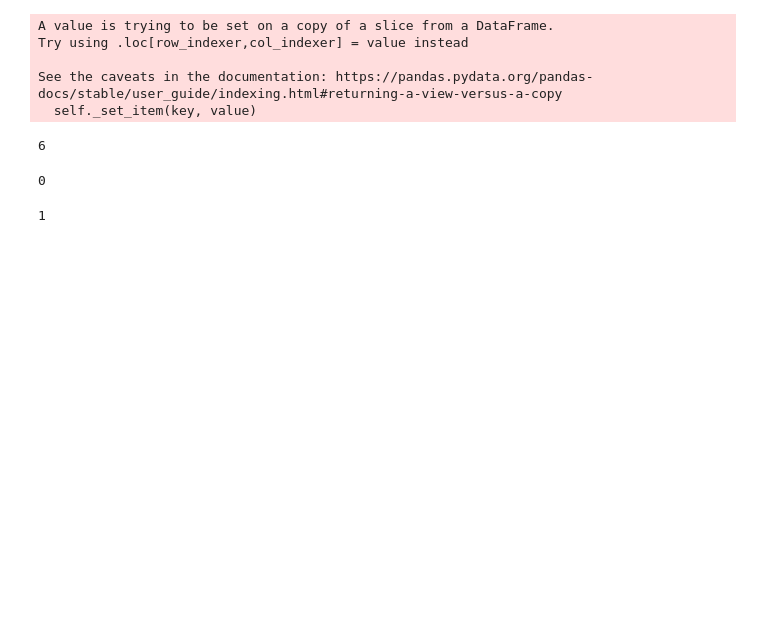
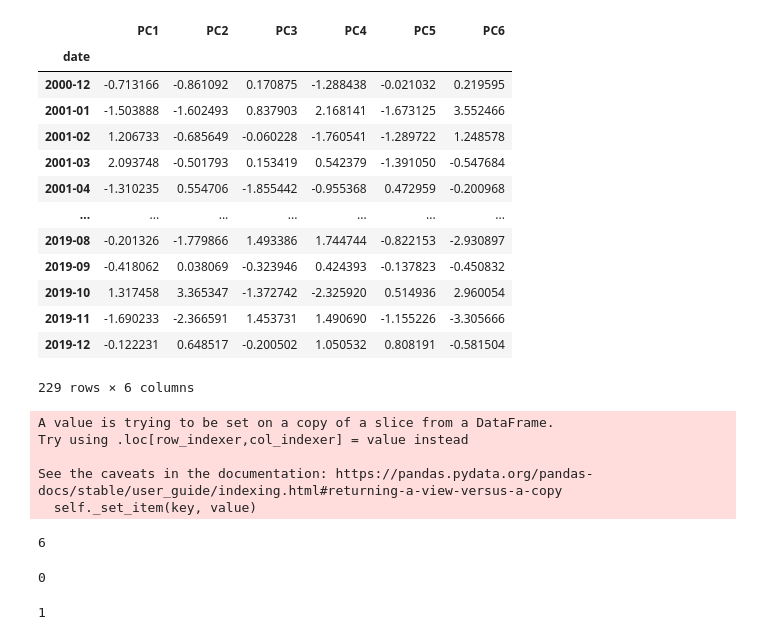
Before and after one commit to LyuLingfeng95/PhDProject1, a Jupyter notebook: Project1_p2.ipynb, the cells around one changed output. Cells and saved outputs as stored; diff of their text form; code cells hidden in the pictures; blank space fills up the shorter version.

```diff
--- a/Project1_p2.ipynb
+++ b/Project1_p2.ipynb
@@ -43,3 +43,20 @@ Requirement already satisfied: markdown in /Users/leiflyu/miniforge3/lib/python3
+# %%
+PC_nat
+# %% [output]
+|  | PC1 | PC2 | PC3 | PC4 | PC5 | PC6 |
+| date |  |  |  |  |  |  |
+| 2000-12 | -0.713166 | -0.861092 | 0.170875 | -1.288438 | -0.021032 | 0.219595 |
+| 2001-01 | -1.503888 | -1.602493 | 0.837903 | 2.168141 | -1.673125 | 3.552466 |
+| 2001-02 | 1.206733 | -0.685649 | -0.060228 | -1.760541 | -1.289722 | 1.248578 |
+| 2001-03 | 2.093748 | -0.501793 | 0.153419 | 0.542379 | -1.391050 | -0.547684 |
+| 2001-04 | -1.310235 | 0.554706 | -1.855442 | -0.955368 | 0.472959 | -0.200968 |
+| ... | ... | ... | ... | ... | ... | ... |
+| 2019-08 | -0.201326 | -1.779866 | 1.493386 | 1.744744 | -0.822153 | -2.930897 |
+| 2019-09 | -0.418062 | 0.038069 | -0.323946 | 0.424393 | -0.137823 | -0.450832 |
+| 2019-10 | 1.317458 | 3.365347 | -1.372742 | -2.325920 | 0.514936 | 2.960054 |
+| 2019-11 | -1.690233 | -2.366591 | 1.453731 | 1.490690 | -1.155226 | -3.305666 |
+| 2019-12 | -0.122231 | 0.648517 | -0.200502 | 1.050532 | 0.808191 | -0.581504 |
+229 rows × 6 columns
 # %%
 with open('DataFrameDict_Hsa3.pickle', 'rb') as f:
      DataFrameDict_Hsa3 =  pickle.load(f)
```
Also changed, not shown: parts of 26 cells of this notebook.
